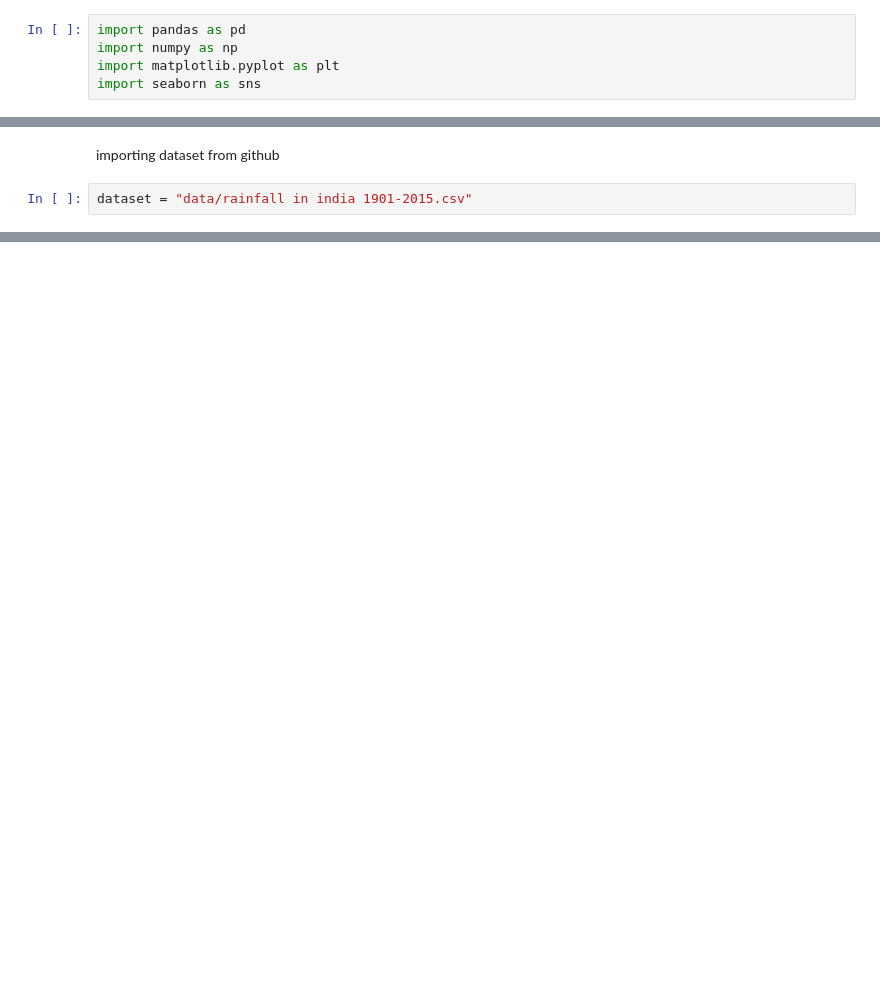
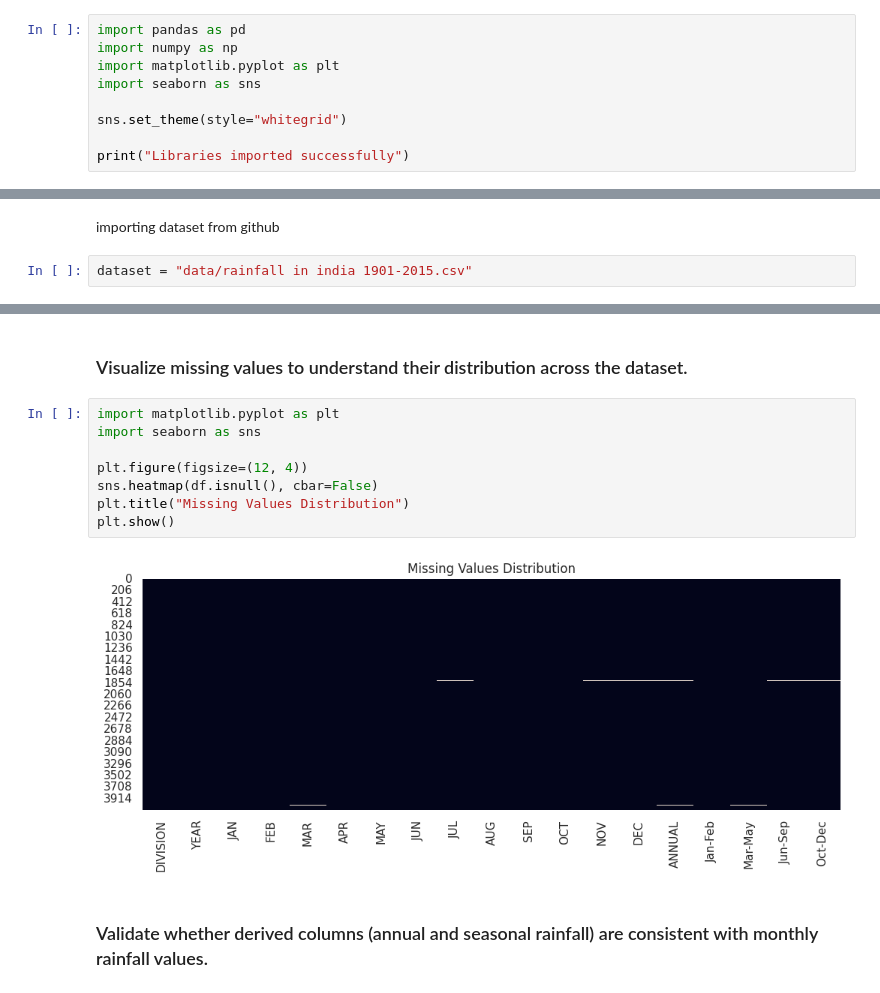
Before and after one commit to shaniraj4587/DataVisualizationPracticle, a Jupyter notebook: 01_practicle.ipynb, the cells around one changed output, grey strips where cells are left out. Drawn from its saved outputs; the diff is of its cells as text; blank space fills up the shorter version.

```diff
--- a/01_practicle.ipynb
+++ b/01_practicle.ipynb
@@ -9,3 +9,7 @@ import pandas as pd
 import numpy as np
 import matplotlib.pyplot as plt
 import seaborn as sns
+
+sns.set_theme(style="whitegrid")
+
+print("Libraries imported successfully")
@@ -65,0 +103,14 @@ df.describe()
+# %% [markdown]
+### Visualize missing values to understand their distribution across the dataset.
+# %%
+import matplotlib.pyplot as plt
+import seaborn as sns
+
+plt.figure(figsize=(12, 4))
+sns.heatmap(df.isnull(), cbar=False)
+plt.title("Missing Values Distribution")
+plt.show()
+# %% [output]
+[figure, added]
+# %% [markdown]
+### Validate whether derived columns (annual and seasonal rainfall) are consistent with monthly rainfall values.
```
Also changed, not shown: parts of 54 cells of this notebook.
